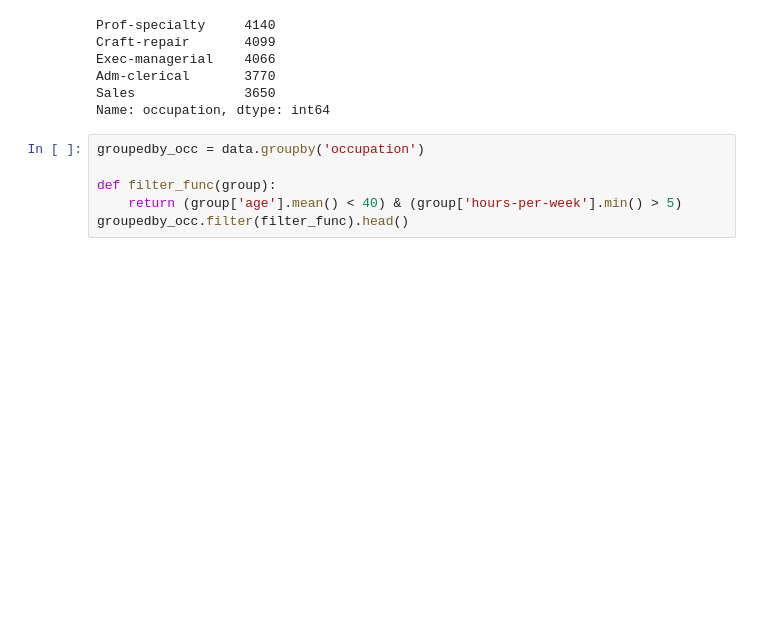
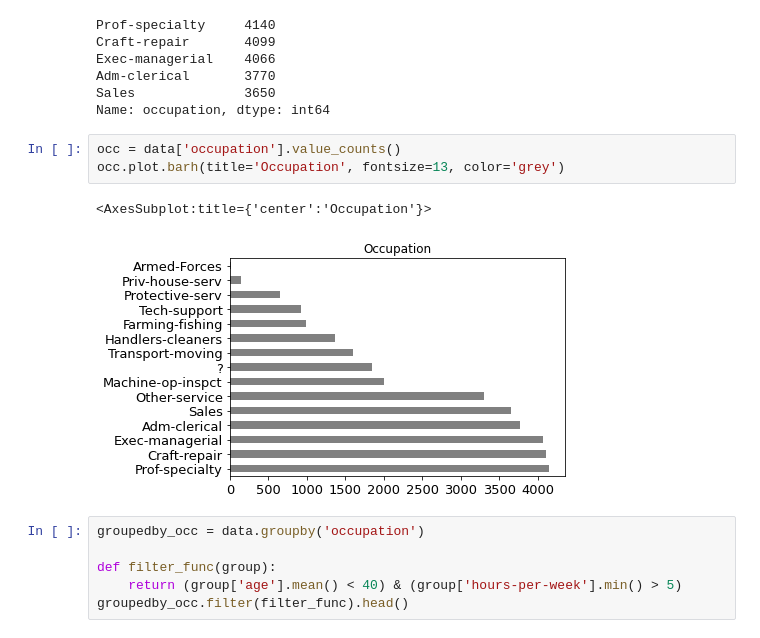
Before and after one commit to lyubinskaya/internship, a Jupyter notebook: task2/assignment_pandas.ipynb, the cells around one changed output. Saved outputs shown, nothing was run; the diff lists cells and outputs as text; blank space fills up the shorter version.

```diff
--- a/task2/assignment_pandas.ipynb
+++ b/task2/assignment_pandas.ipynb
@@ -216,6 +222,12 @@ Exec-managerial    4066
 Adm-clerical       3770
 Sales              3650
 Name: occupation, dtype: int64
+# %%
+occ = data['occupation'].value_counts()
+occ.plot.barh(title='Occupation', fontsize=13, color='grey')
+# %% [output]
+<AxesSubplot:title={'center':'Occupation'}>
+[figure, added]
 # %%
 groupedby_occ = data.groupby('occupation')
 
```
Also changed, not shown: parts of 6 cells of this notebook.
